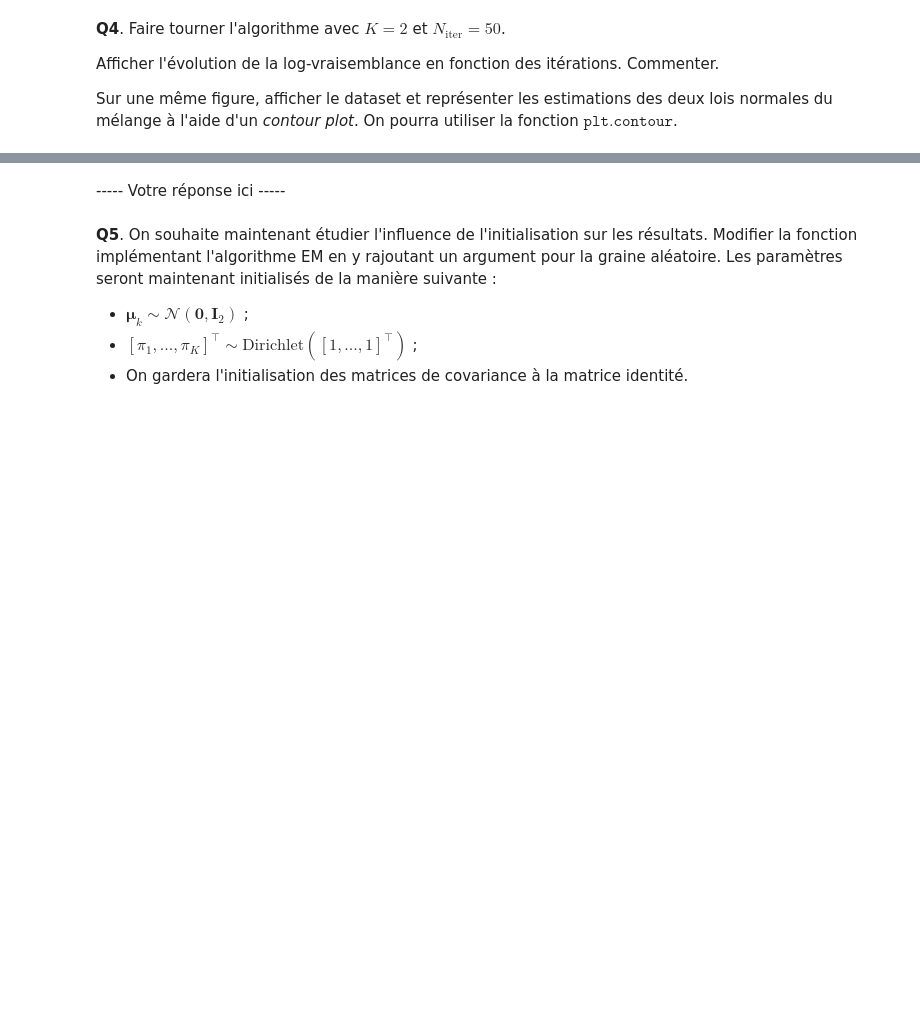
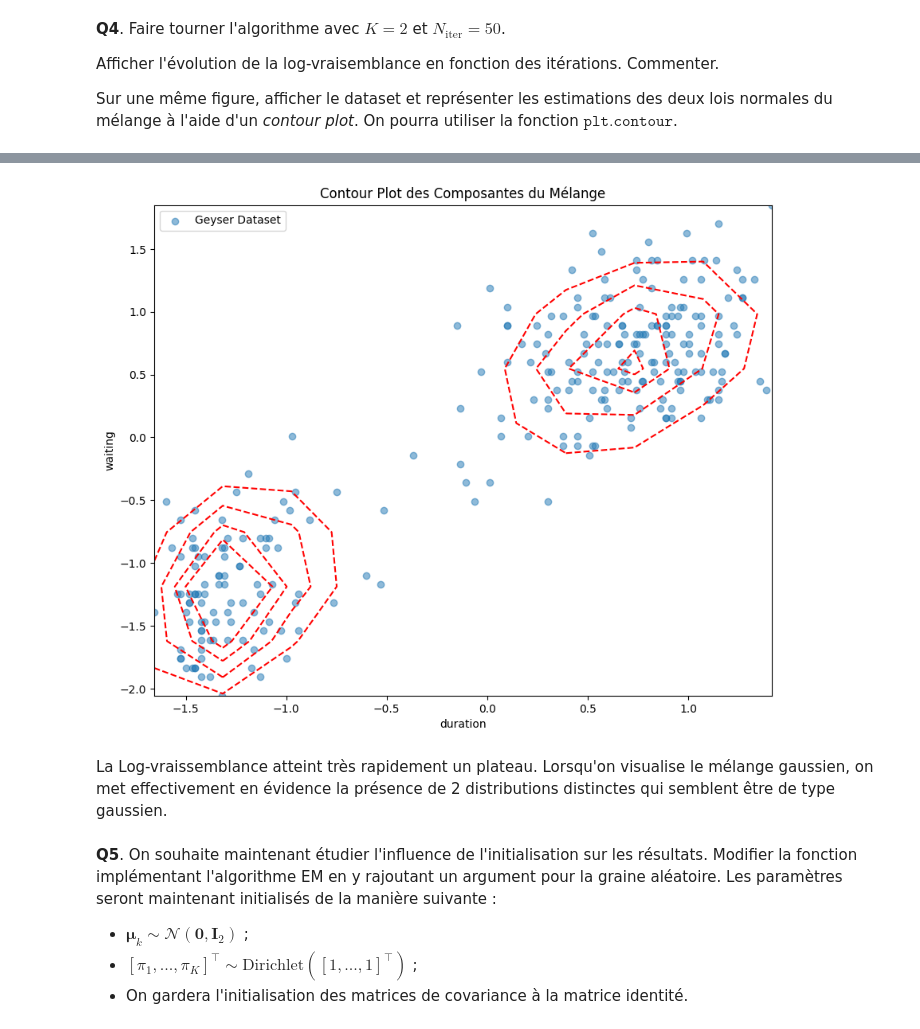
Before and after one commit to jeremdesno/python_sdia, a Jupyter notebook: Estim_stat/tp1_em.ipynb, the cells around one changed output, grey strips where cells are left out. Drawn from its saved outputs; the diff is of its cells as text; code cells hidden in the pictures; blank space fills up the shorter version.

```diff
--- a/Estim_stat/tp1_em.ipynb
+++ b/Estim_stat/tp1_em.ipynb
@@ -147,5 +161,27 @@ Niter = 50
+# %%
+
+plt.figure(figsize=(10, 8))
+plt.scatter(X_scaled.values[:, 0], X_scaled.values[:, 1], alpha=0.5, label="Geyser Dataset")
+
+for j in range(K):
+    mean_k = mean[j]
+    cov_k = cov[j]
+    x, y = np.meshgrid(np.linspace(min(X_scaled.values[:, 0]), max(X_scaled.values[:, 0]), 10),
+                   np.linspace(min(X_scaled.values[:, 1]), max(X_scaled.values[:, 1]), 10))
+
+    pos = np.dstack((x, y))
+    rv = ss.multivariate_normal(mean=mean_k, cov=cov_k)
+    plt.contour(x, y, rv.pdf(pos), levels=[0.25, 0.5, 0.75, 0.95], colors='r', linestyles='dashed')
+
+plt.xlabel("duration")
+plt.ylabel("waiting")
+plt.title("Contour Plot des Composantes du Mélange")
+plt.legend()
+plt.show()
+# %% [output]
+[figure, added]
 # %% [markdown]
------ Votre réponse ici -----
+La Log-vraissemblance atteint très rapidement un plateau. Lorsqu'on visualise le mélange gaussien, on met effectivement en évidence la présence de 2 distributions distinctes qui semblent être de type gaussien.
 # %% [markdown]
 **Q5**. On souhaite maintenant étudier l'influence de l'initialisation sur les résultats. Modifier la fonction implémentant l'algorithme EM en y rajoutant un argument pour la graine aléatoire. Les paramètres seront maintenant initialisés de la manière suivante :
 - $\boldsymbol{\mu}_k \sim \mathcal{N}(\mathbf{0},\mathbf{I}_2)$ ;
```
Also changed, not shown: parts of 13 cells of this notebook.
